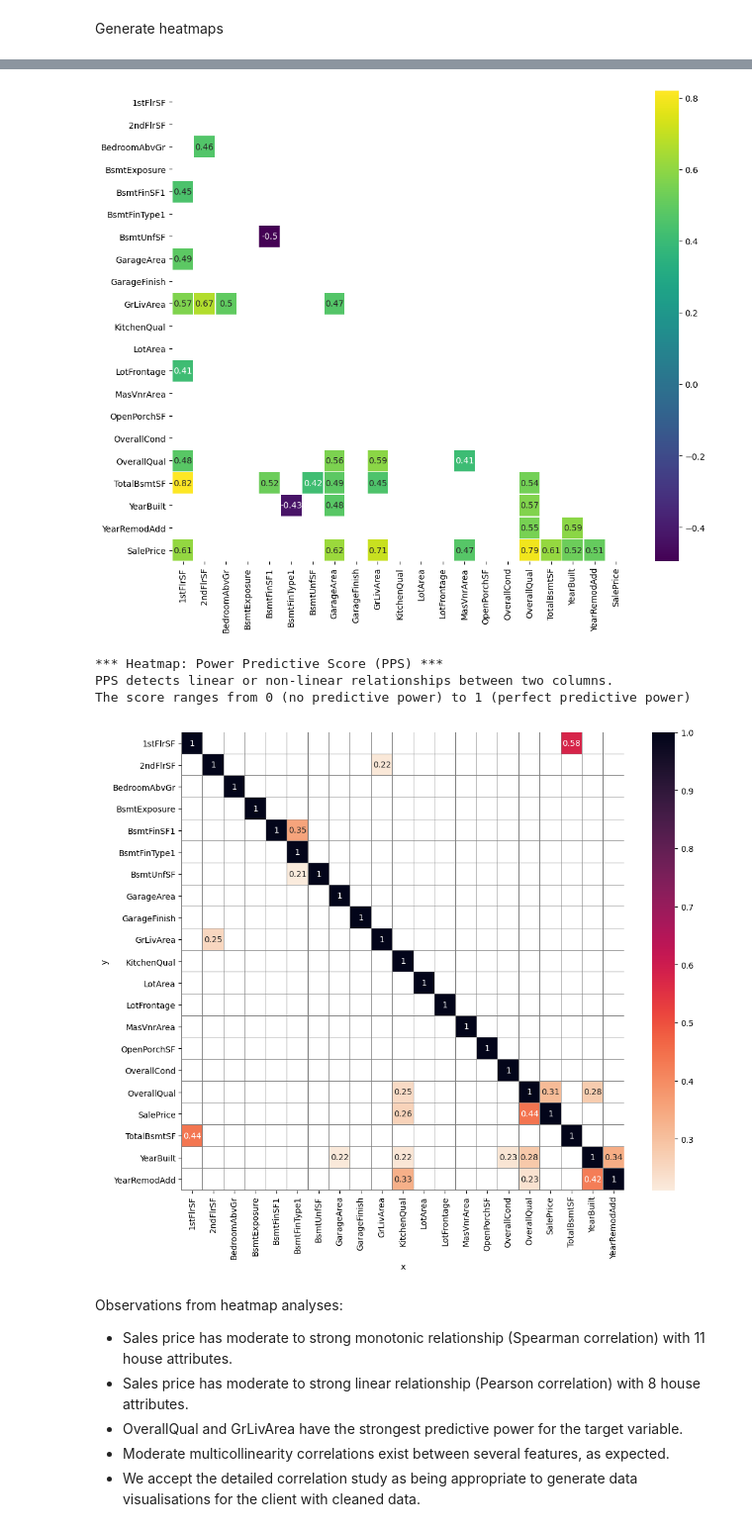
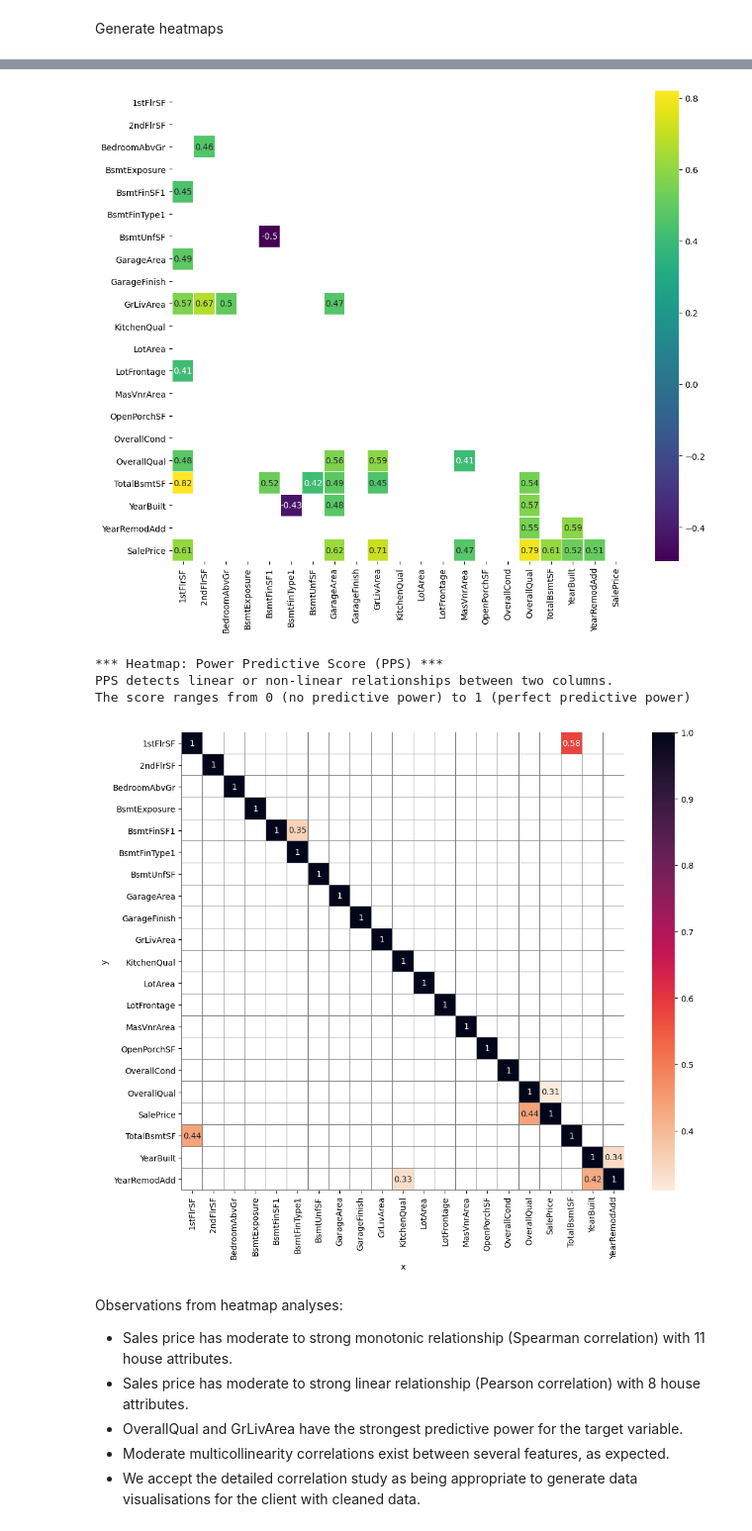
Before and after one commit to helenmurugan/heritage-housing-issues, a Jupyter notebook: jupyter_notebooks/03_Data_Visualisations_v2.ipynb, the cells around one changed output, grey strips where cells are left out. Shown at 99% size. Saved outputs shown, nothing was run; the diff lists cells and outputs as text; code cells hidden in the pictures.

```diff
--- a/jupyter_notebooks/03_Data_Visualisations_v2.ipynb
+++ b/jupyter_notebooks/03_Data_Visualisations_v2.ipynb
@@ -267,24 +267,24 @@ Generate heatmaps
 # %%
 DisplayCorrAndPPS(df_corr_pearson = df_corr_pearson,
                   df_corr_spearman = df_corr_spearman,
                   pps_matrix = pps_matrix,
-                  CorrThreshold = 0.4, PPS_Threshold =0.2,
+                  CorrThreshold = 0.4, PPS_Threshold =0.3,
                   figsize=(12,10), font_annot=10)
 # %% [output]
 * Analyse how the target variable for your ML models are correlated with other variables (features and target)
 * Analyse multi-colinearity, that is, how the features are correlated among themselves
 
 
 *** Heatmap: Spearman Correlation ***
 It evaluates monotonic relationship
 [figure]
 *** Heatmap: Pearson Correlation ***
 It evaluates the linear relationship between two continuous variables
 [figure]
 *** Heatmap: Power Predictive Score (PPS) ***
 PPS detects linear or non-linear relationships between two columns.
 The score ranges from 0 (no predictive power) to 1 (perfect predictive power)
-[figure, old version]
+[figure, new version]
 # %% [markdown]
 Observations from heatmap analyses:
 * Sales price has moderate to strong monotonic relationship (Spearman correlation) with 11 house attributes.
```
Also changed, not shown: parts of 12 cells of this notebook, 5 other files.
